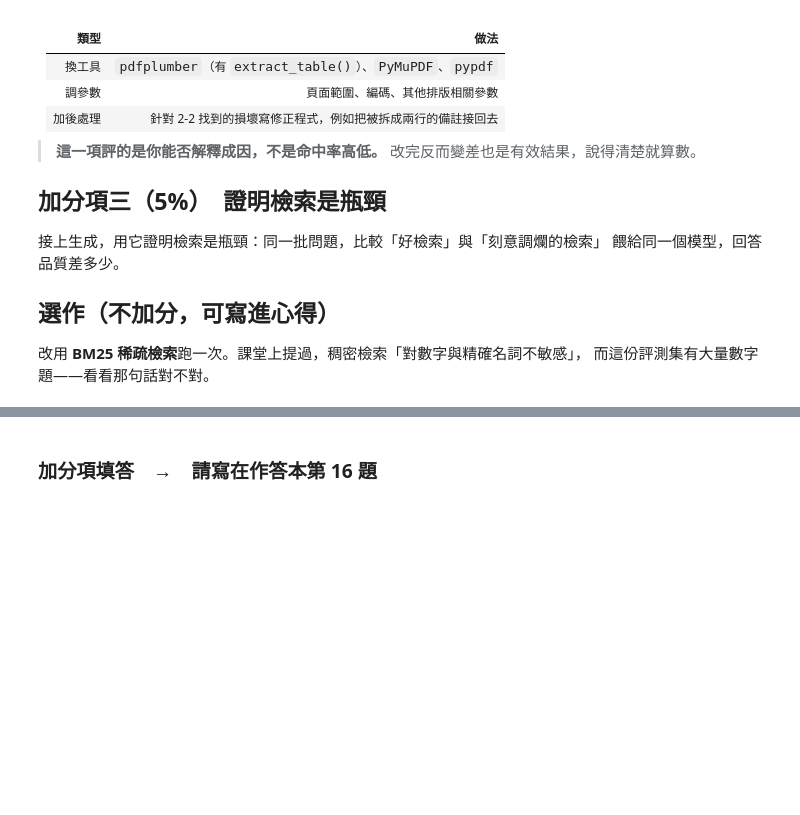
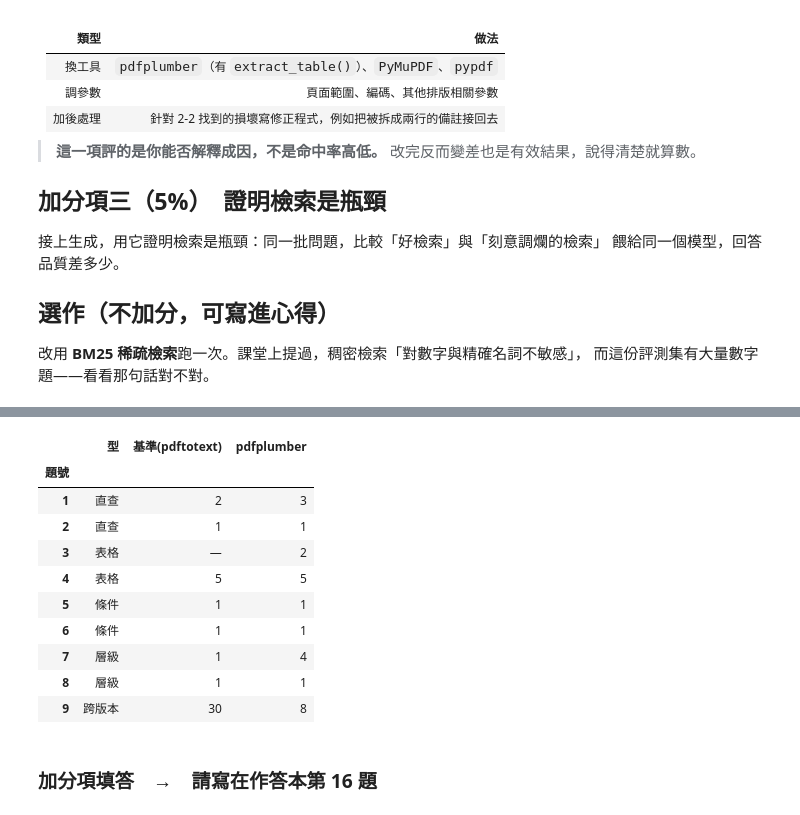
Before and after one commit to LisaYen0113/AIagent, a Jupyter notebook: HW1_412402311_顏妤帆.ipynb, the cells around one changed output, grey strips where cells are left out. Saved outputs shown, nothing was run; the diff lists cells and outputs as text; code cells hidden in the pictures; blank space fills up the shorter version.

```diff
--- a/HW1_412402311_顏妤帆.ipynb
+++ b/HW1_412402311_顏妤帆.ipynb
@@ -837,0 +1000,3 @@ for r in search(q10, CH_STRUCT, EMB_STRUCT, k=3):
+# %%
+CH_FIXED_PLUMBER = chunk_fixed(DOCS_PLUMBER)
+print(f"pdfplumber + 固定長度切法：{len(CH_FIXED_PLUMBER)} 塊")
@@ -837,0 +1005,5 @@ for r in search(q10, CH_STRUCT, EMB_STRUCT, k=3):
+# %%
+EMB_FIXED_PLUMBER = build_index(CH_FIXED_PLUMBER)
+r3_fixed_plumber = evaluate(CH_FIXED_PLUMBER, EMB_FIXED_PLUMBER, k=3, verbose=False)
+print()
+r5_fixed_plumber = evaluate(CH_FIXED_PLUMBER, EMB_FIXED_PLUMBER, k=5, verbose=True)
@@ -838,3 +1026,34 @@ for r in search(q10, CH_STRUCT, EMB_STRUCT, k=3):
+# %%
+import pandas as pd
+
+rows = []
+for item in EVAL:
+    if item["source"] is None:          # 第 10 題無答案，不列入
+        continue
+
+    a = first_hit_rank(CH_FIXED, EMB_FIXED, item)
+    b = first_hit_rank(CH_FIXED_PLUMBER, EMB_FIXED_PLUMBER, item)
+
+    rows.append({
+        "題號": item["id"],
+        "型": item["type"],
+        "基準(pdftotext)": a if a else "—",
+        "pdfplumber": b if b else "—"
+    })
+
+pd.DataFrame(rows).set_index("題號")
+# %% [output]
+|  | 型 | 基準(pdftotext) | pdfplumber |
+| 題號 |  |  |  |
+| 1 | 直查 | 2 | 3 |
+| 2 | 直查 | 1 | 1 |
+| 3 | 表格 | — | 2 |
+| 4 | 表格 | 5 | 5 |
+| 5 | 條件 | 1 | 1 |
+| 6 | 條件 | 1 | 1 |
+| 7 | 層級 | 1 | 4 |
+| 8 | 層級 | 1 | 1 |
+| 9 | 跨版本 | 30 | 8 |
 # %% [markdown]
 ### 加分項填答　→　請寫在**作答本第 16 題**
 # %% [markdown]
```
Also changed, not shown: parts of 9 cells of this notebook.
